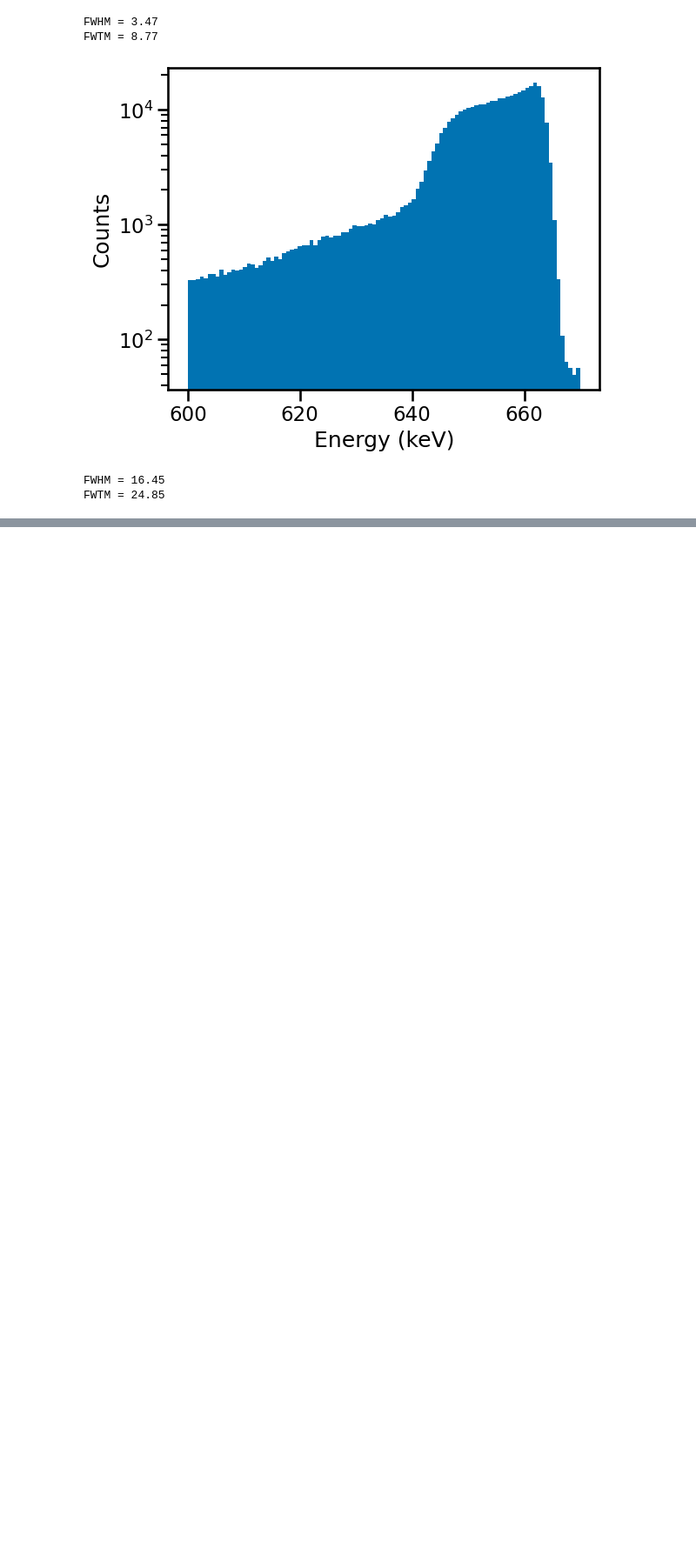
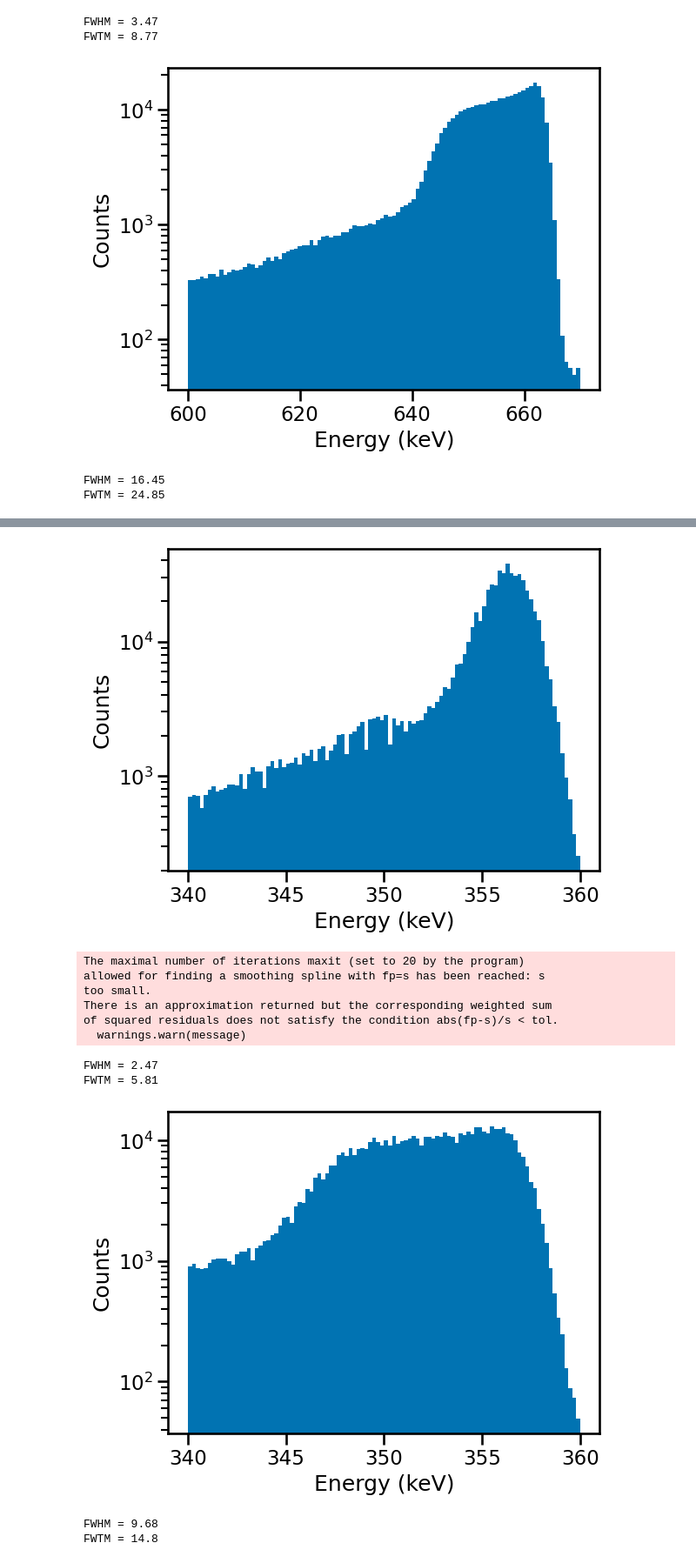
Before and after one commit to snpike/COSITrapping, a Jupyter notebook: Eratio_CTD_test_postLL1.ipynb, the cells around one changed output, grey strips where cells are left out. Shown at 87% size. Saved outputs shown, nothing was run; the diff lists cells and outputs as text; code cells hidden in the pictures; blank space fills up the shorter version.

```diff
--- a/Eratio_CTD_test_postLL1.ipynb
+++ b/Eratio_CTD_test_postLL1.ipynb
@@ -277,0 +203,57 @@ fit_CCE(z_list, e_signal_preLL, h_signal_preLL, sim_dCCE, plot_suffix = 'Cs137al
+# %%
+AC_list = ['20231113_Ba133_AC_600V.dat', '20231114_Ba133_AC_600V.dat', '20231115_Ba133_AC_600V.dat']
+DC_list = ['20231113_Ba133_DC_600V_1.dat', '20231113_Ba133_DC_600V_2.dat', '20231114_Ba133_DC_600V.dat', '20231115_Ba133_DC_600V.dat']
+allpaths = np.concatenate([AC_list, DC_list])
+
+path_lists = [AC_list, DC_list, allpaths]
+
+emin = 340.
+emax = 360.
+
+## Read in the dat files
+fullpaths = []
+for p in allpaths:
+    fullpaths.append(datpath + 'postLL1/' + p)
+
+df = make_df_from_dat(fullpaths, e_min=emin, e_max=emax)
+
+plt.figure()
+hist,binedges,_  = plt.hist(df['energy_p'], bins=100)
+plt.yscale('log')
+plt.xlabel('Energy (keV)')
+plt.ylabel('Counts')
+plt.show()
+
+fwhm_spline = UnivariateSpline(binedges[:-1], hist-0.5*np.max(hist))
+fwtm_spline = UnivariateSpline(binedges[:-1], hist-0.1*np.max(hist))
+fwhm = fwhm_spline.roots()[-1]-fwhm_spline.roots()[0]
+fwtm = fwtm_spline.roots()[-1]-fwtm_spline.roots()[0]
+print('FWHM = ' + str(round(fwhm, 2)))
+print('FWTM = ' + str(round(fwtm, 2)))
+
+plt.figure()
+hist,binedges,_  = plt.hist(df['energy_n'], bins=binedges)
+plt.yscale('log')
+plt.xlabel('Energy (keV)')
+plt.ylabel('Counts')
+plt.show()
+
+fwhm_spline = UnivariateSpline(binedges[:-1], hist-0.5*np.max(hist))
+fwtm_spline = UnivariateSpline(binedges[:-1], hist-0.1*np.max(hist))
+fwhm = fwhm_spline.roots()[-1]-fwhm_spline.roots()[0]
+fwtm = fwtm_spline.roots()[-1]-fwtm_spline.roots()[0]
+print('FWHM = ' + str(round(fwhm, 2)))
+print('FWTM = ' + str(round(fwtm, 2)))
+# %% [output]
+[figure, added]
+The maximal number of iterations maxit (set to 20 by the program)
+allowed for finding a smoothing spline with fp=s has been reached: s
+too small.
+There is an approximation returned but the corresponding weighted sum
+of squared residuals does not satisfy the condition abs(fp-s)/s < tol.
+  warnings.warn(message)
+FWHM = 2.47
+FWTM = 5.81
+[figure, added]
+FWHM = 9.68
+FWTM = 14.8
```
Also changed, not shown: parts of 11 cells of this notebook, 3 other files.
